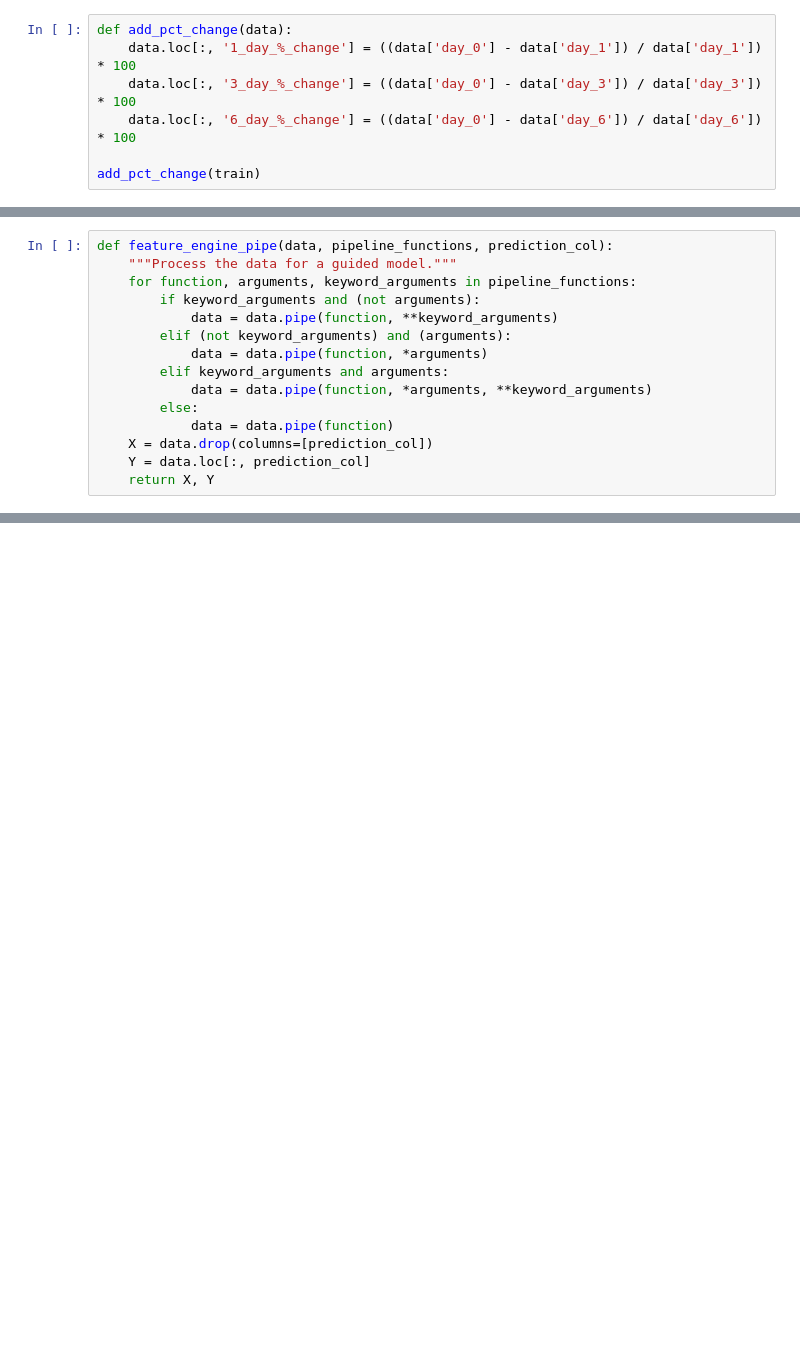
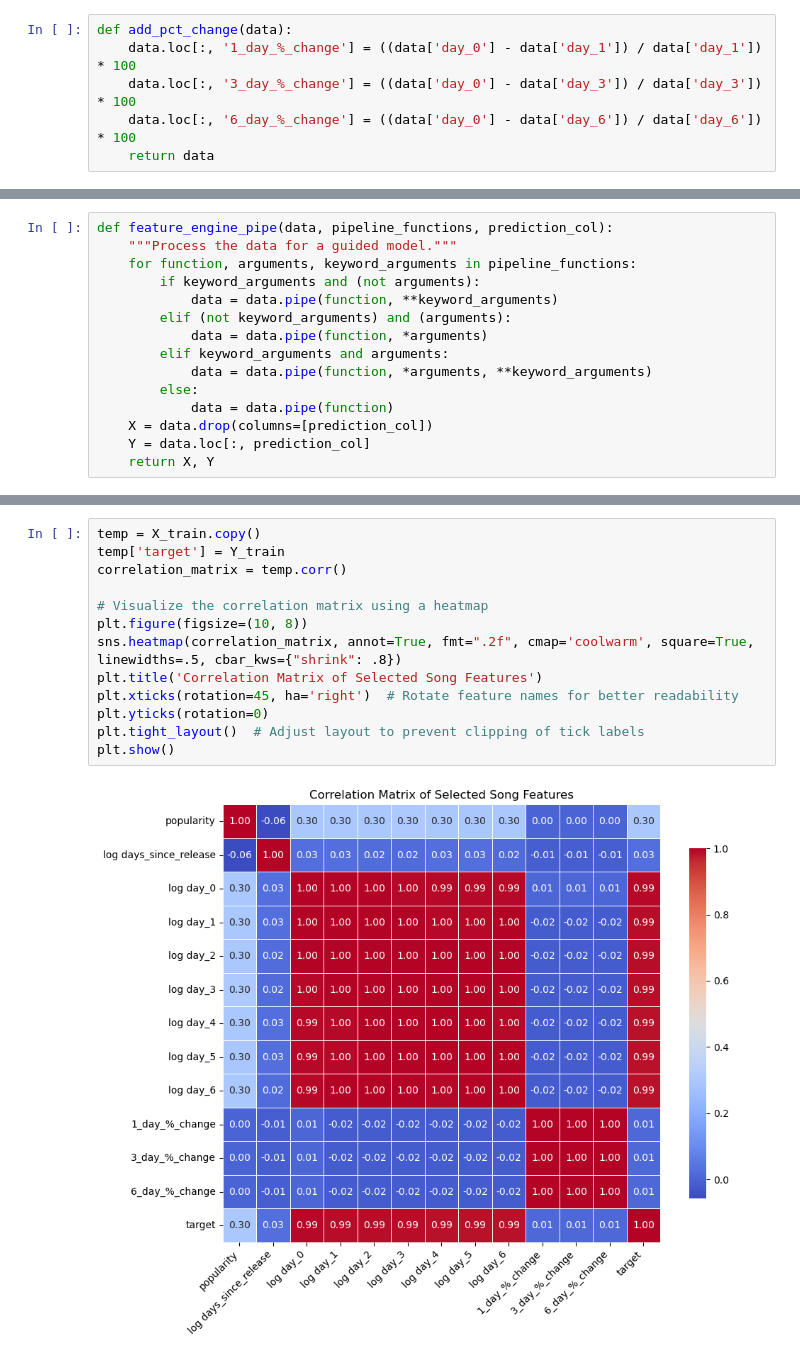
Before and after one commit to willcoomans5/stream_predictions, a Jupyter notebook: stream_predictions.ipynb, the cells around one changed output, grey strips where cells are left out. Cells and saved outputs as stored; diff of their text form; blank space fills up the shorter version.

```diff
--- a/stream_predictions.ipynb
+++ b/stream_predictions.ipynb
@@ -149,8 +148,7 @@ def add_pct_change(data):
     data.loc[:, '1_day_%_change'] = ((data['day_0'] - data['day_1']) / data['day_1']) * 100
     data.loc[:, '3_day_%_change'] = ((data['day_0'] - data['day_3']) / data['day_3']) * 100
     data.loc[:, '6_day_%_change'] = ((data['day_0'] - data['day_6']) / data['day_6']) * 100
-
-add_pct_change(train)
+    return data
 # %% [markdown]
 ## Exploratory Data Analysis (EDA) and Feature Engineering
 
@@ -278,0 +312,15 @@ TypeError: fill_vals() got multiple values for argument 'is_train'
+# %%
+temp = X_train.copy()
+temp['target'] = Y_train
+correlation_matrix = temp.corr()
+
+# Visualize the correlation matrix using a heatmap
+plt.figure(figsize=(10, 8))
+sns.heatmap(correlation_matrix, annot=True, fmt=".2f", cmap='coolwarm', square=True, linewidths=.5, cbar_kws={"shrink": .8})
+plt.title('Correlation Matrix of Selected Song Features')
+plt.xticks(rotation=45, ha='right')  # Rotate feature names for better readability
+plt.yticks(rotation=0)
+plt.tight_layout()  # Adjust layout to prevent clipping of tick labels
+plt.show()
+# %% [output]
+[figure, added]
```
Also changed, not shown: parts of 17 cells of this notebook, 2 other files.
